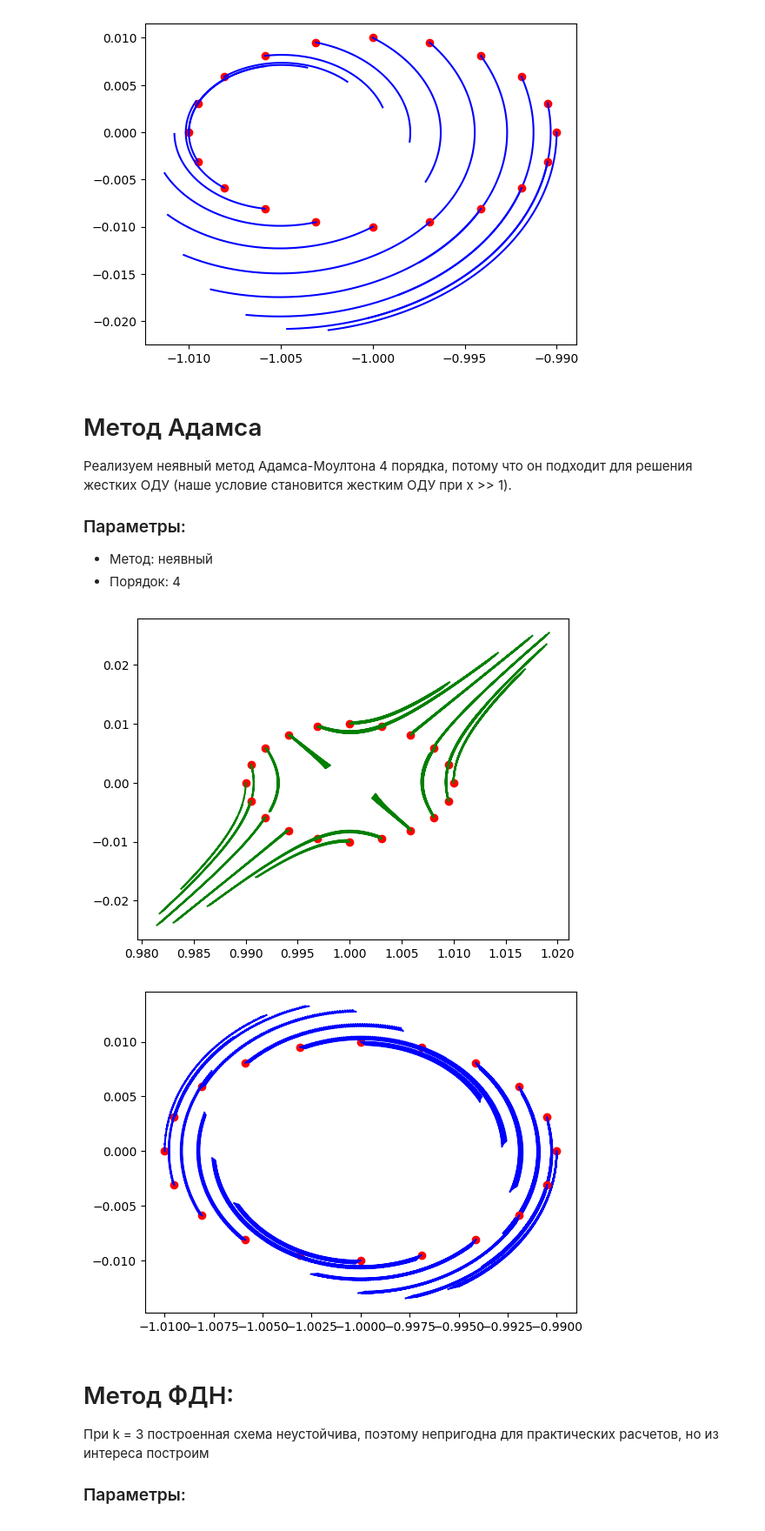
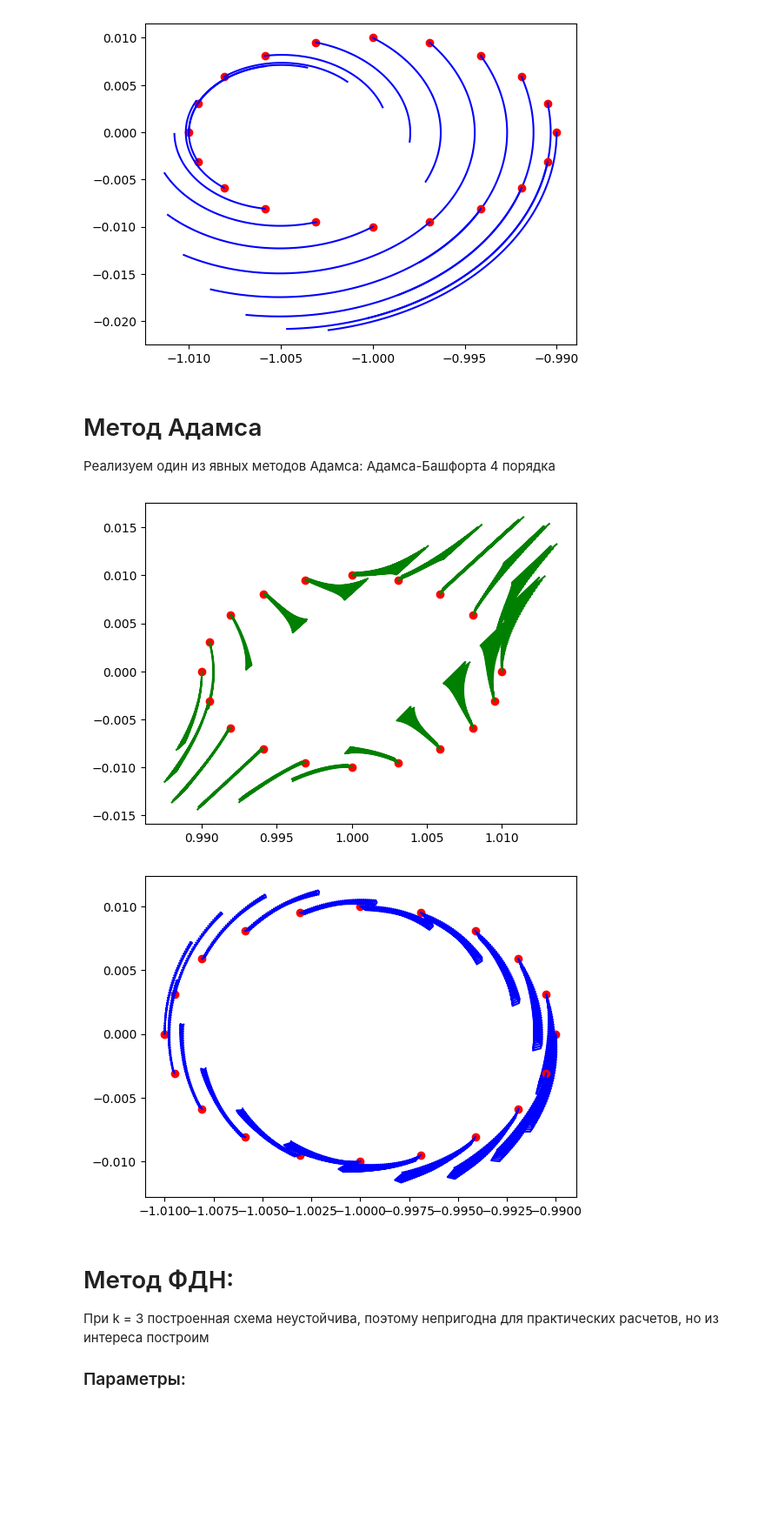
Before and after one commit to alexzhelyapov1/computational_mathematics, a Jupyter notebook: 1.ipynb, the cells around one changed output. Shown at 87% size. Cells and saved outputs as stored; diff of their text form; code cells hidden in the pictures; blank space fills up the shorter version.

```diff
--- a/1.ipynb
+++ b/1.ipynb
@@ -67,50 +67,39 @@ plt.show()
 # %% [output]
 [figure]
 [figure]
-# %% [markdown]
-# Метод Адамса
-Реализуем неявный метод Адамса-Моултона 4 порядка, потому что он подходит для решения жестких ОДУ (наше условие становится жестким ОДУ при x >> 1).
-
-
-### Параметры:
-- Метод: неявный
-- Порядок: 4
+# %% [markdown]
+# Метод Адамса
+Реализуем один из явных методов Адамса: Адамса-Башфорта 4 порядка
 # %%
 def adams_moulton_4(f1, f2, x0, y0, h, N):
     # Получаем первые 4 точки:
     x_values, y_values = runge_kutta_4(f1, f2, x0, y0, h, 4)
 
     for i in range(N - 4):
         # Предсказываем следующую точку с помощью Адамса-Башфорта
-        x_pred = x_values[i] + h * (55 * f1(x_values[i], y_values[i]) - 59 * f1(x_values[i - 1], y_values[i - 1]) + 37 * f1(x_values[i - 2], y_values[i - 2]) - 9 * f1(x_values[i - 3], y_values[i - 3])) / 24
-        y_pred = y_values[i] + h * (55 * f2(x_values[i], y_values[i]) - 59 * f2(x_values[i - 1], y_values[i - 1]) + 37 * f2(x_values[i - 2], y_values[i - 2]) - 9 * f2(x_values[i - 3], y_values[i - 3])) / 24
-
-
-        # Корректор (Адамса-Моултона)
-        x_next = x_values[i] + h * (9 * f1(x_pred, y_pred) + 19 * f1(x_values[i], y_values[i]) - 5 * f1(x_values[i - 1], y_values[i - 1]) + f1(x_values[i - 2], y_values[i - 2])) / 24
-        y_next = y_values[i] + h * (9 * f2(x_pred, y_pred) + 19 * f2(x_values[i], y_values[i]) - 5 * f2(x_values[i - 1], y_values[i - 1]) + f2(x_values[i - 2], y_values[i - 2])) / 24
-
+        x_next = x_values[i] + h * (55 * f1(x_values[i], y_values[i]) - 59 * f1(x_values[i - 1], y_values[i - 1]) + 37 * f1(x_values[i - 2], y_values[i - 2]) - 9 * f1(x_values[i - 3], y_values[i - 3])) / 24
+        y_next = y_values[i] + h * (55 * f2(x_values[i], y_values[i]) - 59 * f2(x_values[i - 1], y_values[i - 1]) + 37 * f2(x_values[i - 2], y_values[i - 2]) - 9 * f2(x_values[i - 3], y_values[i - 3])) / 24
 
         x_values.append(x_next)
         y_values.append(y_next)
 
     return x_values, y_values
 
 
 for phi in np.arange(0, 2 * np.pi, np.pi * 0.1):
-    x_values, y_values = adams_moulton_4(x_f, y_f,  1 + R * np.cos(phi), R * np.sin(phi), 0.01, 300)
+    x_values, y_values = adams_moulton_4(x_f, y_f,  1 + R * np.cos(phi), R * np.sin(phi), 0.01, 150)
     plt.plot(x_values[0], y_values[0], marker='o', color='red')
     plt.plot(x_values, y_values, color='green')
 plt.show()
 
 for phi in np.arange(0, 2 * np.pi, np.pi * 0.1):
-    x_values, y_values = adams_moulton_4(x_f, y_f,  -1 + R * np.cos(phi), R * np.sin(phi), 0.01, 300)
+    x_values, y_values = adams_moulton_4(x_f, y_f,  -1 + R * np.cos(phi), R * np.sin(phi), 0.01, 150)
     plt.plot(x_values[0], y_values[0], marker='o', color='red')
     plt.plot(x_values, y_values, color='blue')
 plt.show()
 # %% [output]
-[figure, old version]
+[figure, new version]
-[figure, old version]
+[figure, new version]
 # %% [markdown]
 # Метод ФДН:
 При k = 3 построенная схема неустойчива, поэтому непригодна для практических расчетов, но из интереса построим
```
Also changed, not shown: parts of 1 cell of this notebook, 1 other file.
